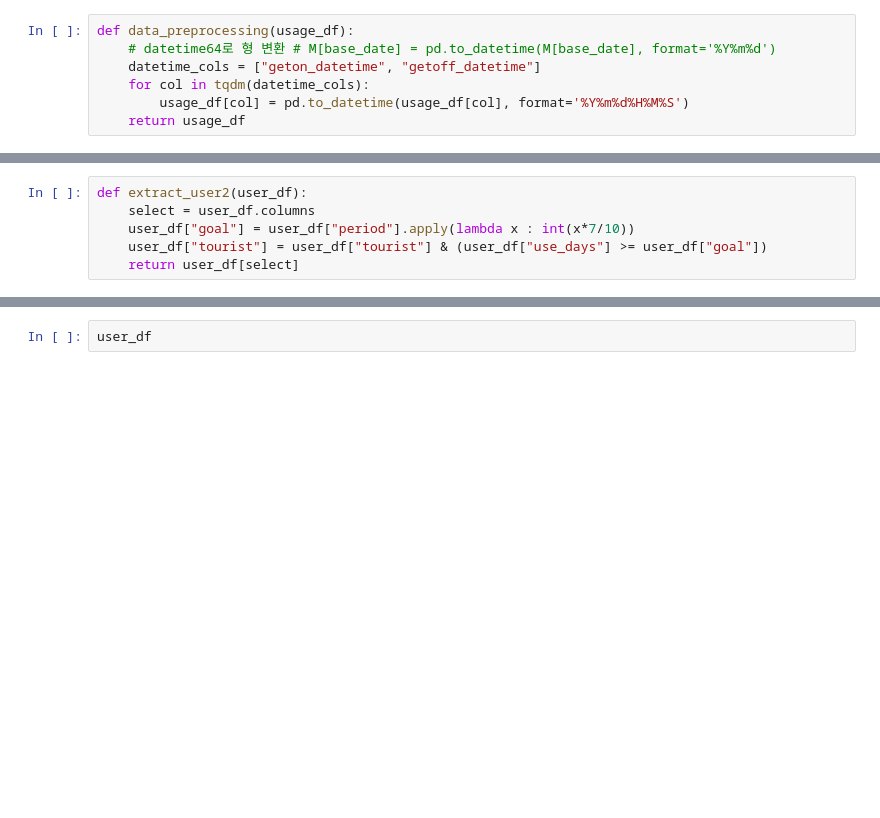
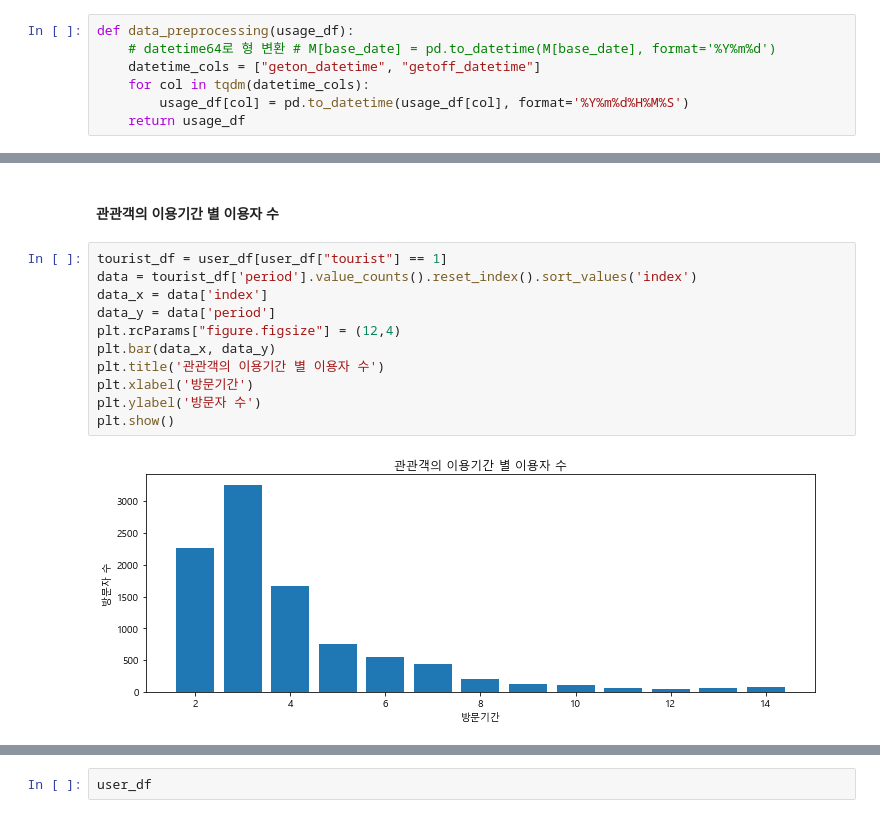
Before and after one commit to hoonisone/2020_jeju-bus-tag_data-analysis, a Jupyter notebook: 1. 사용자 정보 추출.ipynb, the cells around one changed output, grey strips where cells are left out. Saved outputs shown, nothing was run; the diff lists cells and outputs as text; blank space fills up the shorter version.

```diff
--- a/1. 사용자 정보 추출.ipynb
+++ b/1. 사용자 정보 추출.ipynb
@@ -96,6 +32,0 @@ def extract_user1(user_df):
-# %%
-def extract_user2(user_df):
-    select = user_df.columns
-    user_df["goal"] = user_df["period"].apply(lambda x : int(x*7/10))
-    user_df["tourist"] = user_df["tourist"] & (user_df["use_days"] >= user_df["goal"])
-    return user_df[select]
@@ -213,0 +224,15 @@ plt.show()
+# %% [markdown]
+#### 관관객의 이용기간 별 이용자 수
+# %%
+tourist_df = user_df[user_df["tourist"] == 1]
+data = tourist_df['period'].value_counts().reset_index().sort_values('index')
+data_x = data['index']
+data_y = data['period']
+plt.rcParams["figure.figsize"] = (12,4)
+plt.bar(data_x, data_y)
+plt.title('관관객의 이용기간 별 이용자 수')
+plt.xlabel('방문기간')
+plt.ylabel('방문자 수')
+plt.show()
+# %% [output]
+[figure, added]
```
Also changed, not shown: parts of 48 cells of this notebook, 1 other file.
